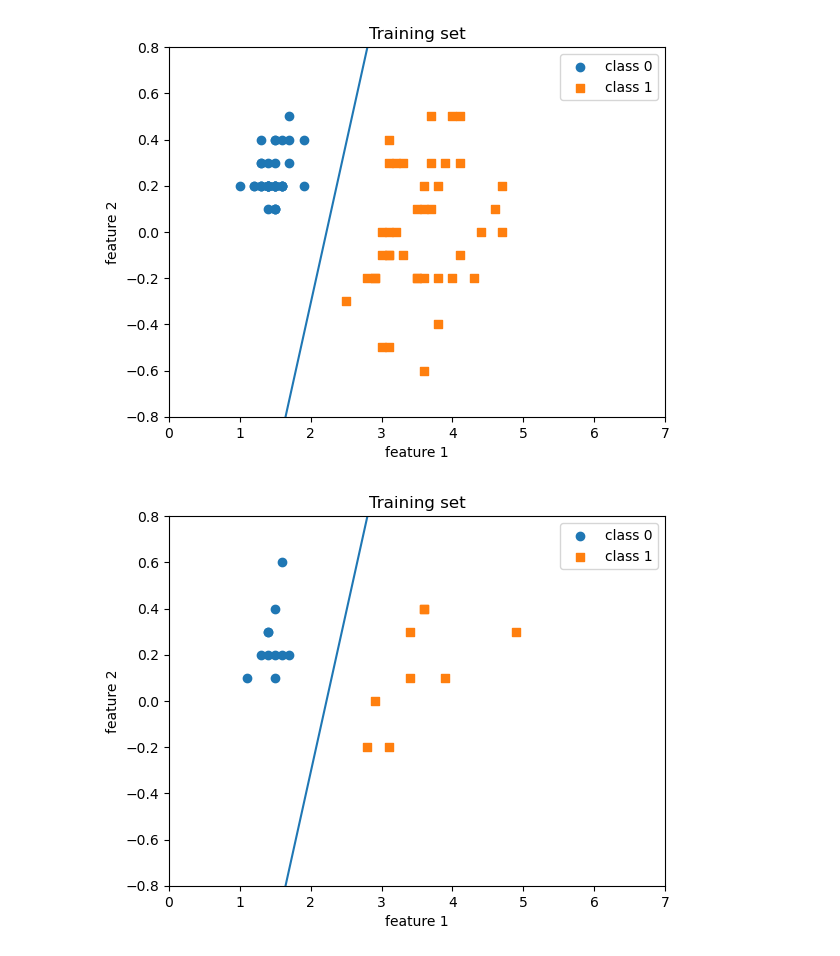
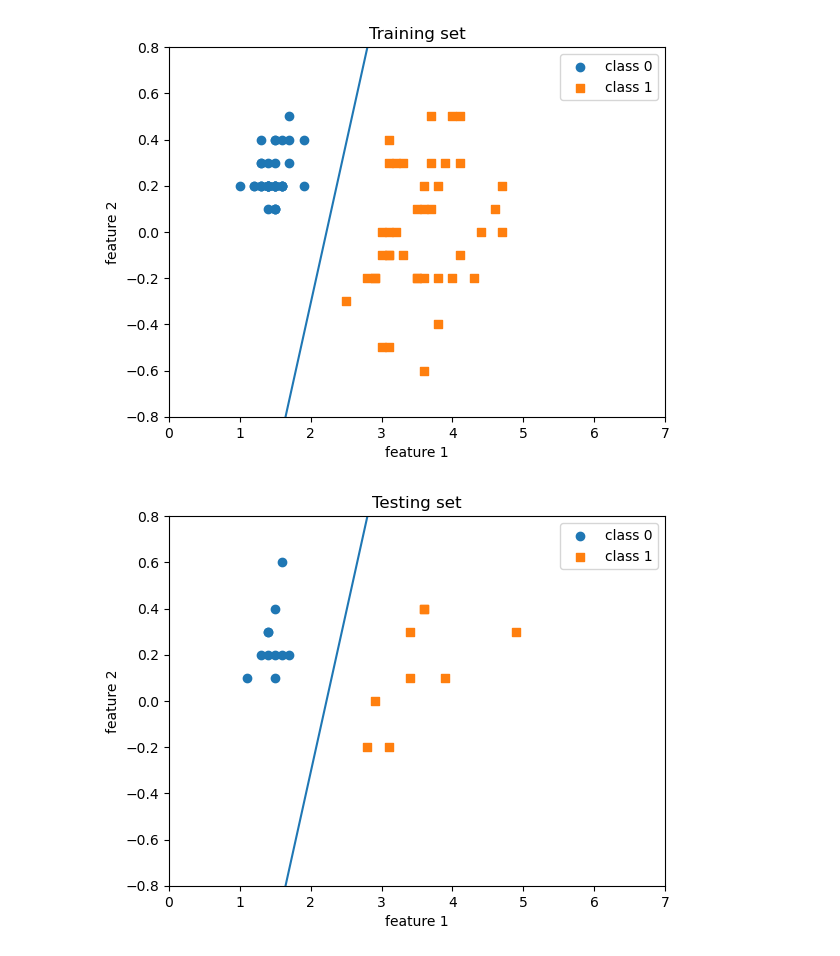
Before and after one commit to lilitang2022/DATA-586, a Jupyter notebook: Lab 1.ipynb, the cells around one changed output. Cells and saved outputs as stored; diff of their text form; code cells hidden in the pictures.

```diff
--- a/Lab 1.ipynb
+++ b/Lab 1.ipynb
@@ -171,25 +172,25 @@ plt.show()
 # %%
 plt.scatter([i[0] for idx, i in enumerate(X_test) if y_test[idx] == 0],
             [i[1] for idx, i in enumerate(X_test) if y_test[idx] == 0],
             label='class 0', marker='o')
 
 plt.scatter([i[0] for idx, i in enumerate(X_test) if y_test[idx] == 1],
             [i[1] for idx, i in enumerate(X_test) if y_test[idx] == 1],
             label='class 1', marker='s')
 
 x1=np.arange(1, 4.5, 0.1)
 x2=np.arange(-0.6, 0.4, 0.1)
 x2=(-w1*x1-bias)/w2
 
 # Create a plot with the data
 plt.plot(x1, x2)
 
-plt.title('Training set')
+plt.title('Testing set')
 plt.xlabel('feature 1')
 plt.ylabel('feature 2')
 plt.xlim([0.0, 7])
 plt.ylim([-0.8, 0.8])
 plt.legend()
 plt.show()
 # %% [output]
-[figure, old version]
+[figure, new version]
```
Also changed, not shown: parts of 1 cell of this notebook.
